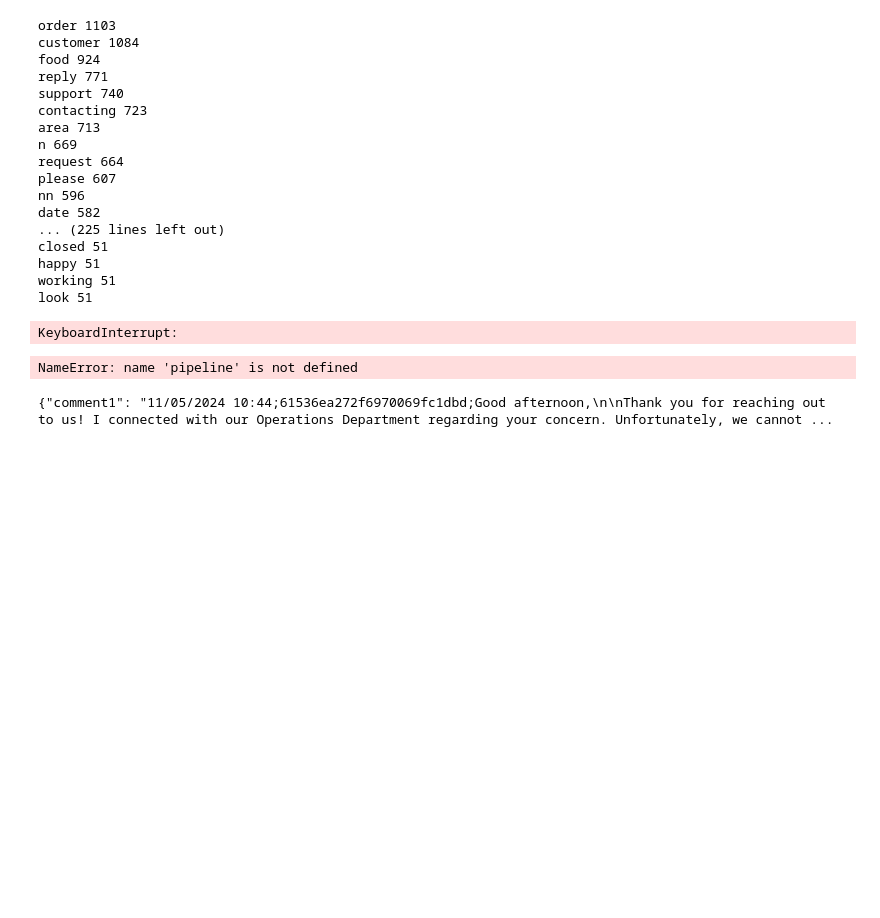
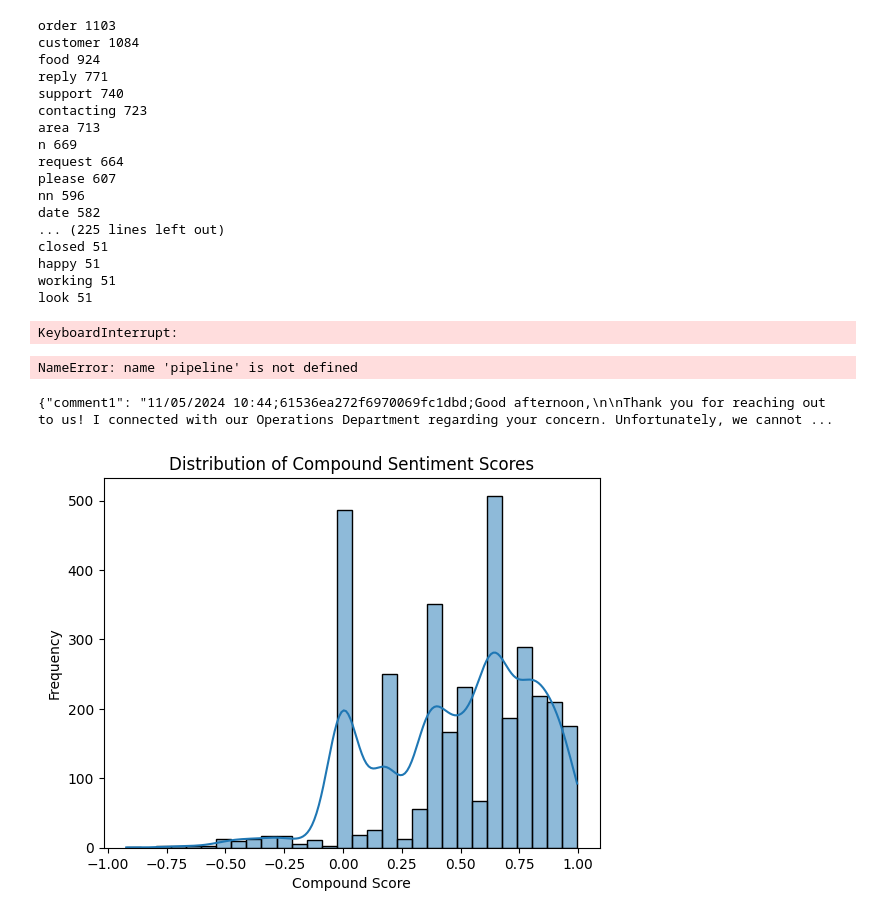
Before and after one commit to phomann13/AI-Case-Comp-2, a Jupyter notebook: data exploration/comment_anaylsis.ipynb, the cells around one changed output. Saved outputs shown, nothing was run; the diff lists cells and outputs as text; code cells hidden in the pictures; blank space fills up the shorter version.

```diff
--- a/data exploration/comment_anaylsis.ipynb
+++ b/data exploration/comment_anaylsis.ipynb
@@ -216,3 +221,27 @@ for sentence in df['comments']:
     #     break
 # %% [output]
 {"comment1": "11/05/2024 10:44;61536ea272f6970069fc1dbd;Good afternoon,\n\nThank you for reaching out to us! I connected with our Operations Department regarding your concern. Unfortunately, we cannot ...
+# %%
+import matplotlib.pyplot as plt
+import seaborn as sns
+from vaderSentiment.vaderSentiment import SentimentIntensityAnalyzer
+import json
+import pandas as pd
+analyzer = SentimentIntensityAnalyzer()
+sentiments = []
+
+for sentence in df['comments']:
+    if sentence:
+        j = json.loads(sentence)
+        for i in j:
+            vs = analyzer.polarity_scores(j[i])
+            sentiments.append(vs['compound'])  # Overall sentiment
+
+# Histogram or KDE Plot
+sns.histplot(sentiments, kde=True, bins=30)
+plt.title("Distribution of Compound Sentiment Scores")
+plt.xlabel("Compound Score")
+plt.ylabel("Frequency")
+plt.show()
+# %% [output]
+[figure, added]
```
Also changed, not shown: parts of 3 cells of this notebook, 14 other files.
